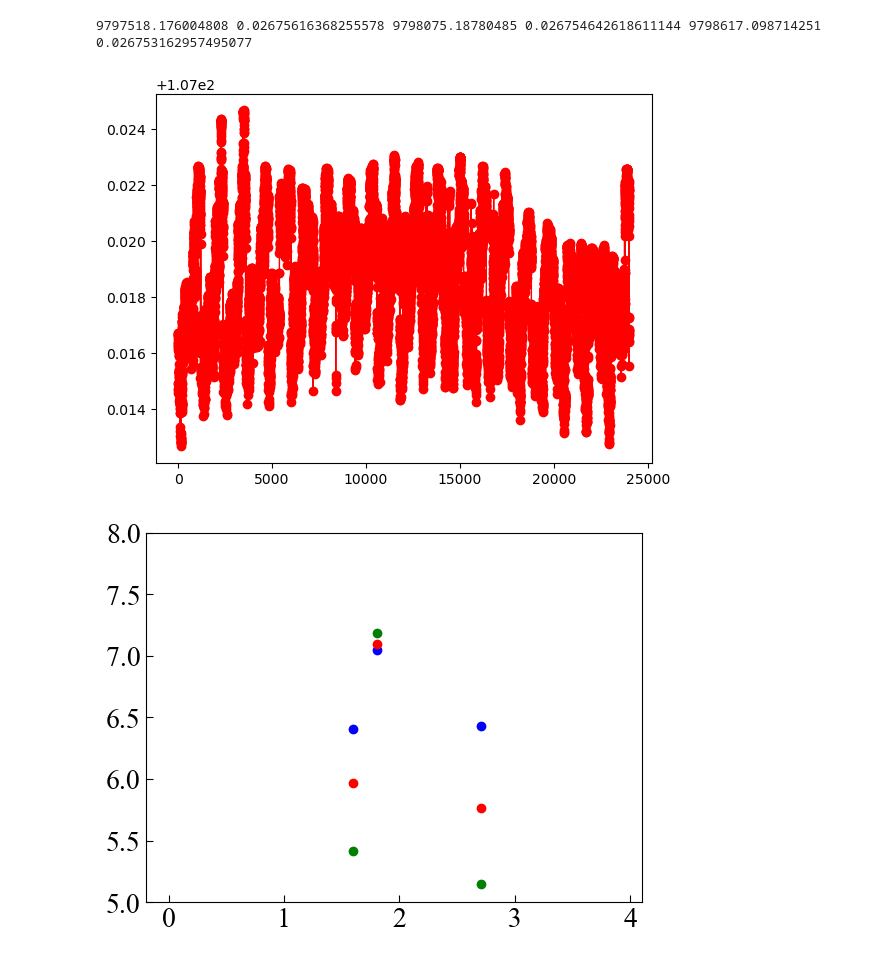
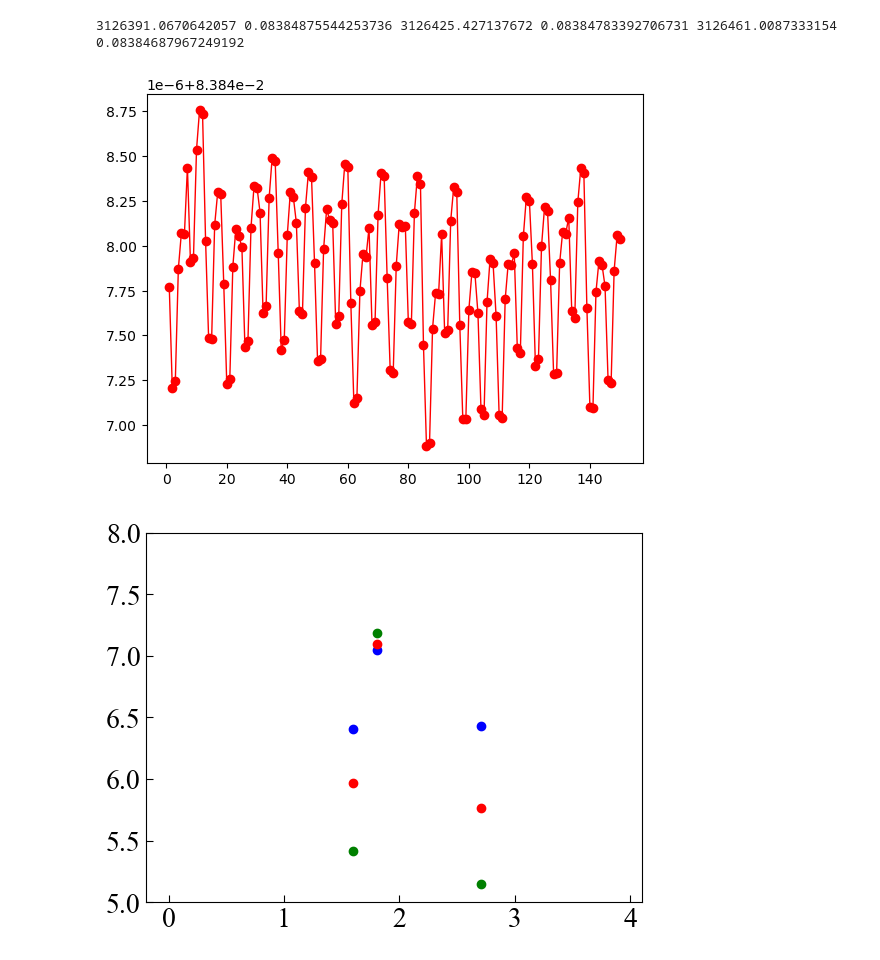
Before and after one commit to maedarn/code_tohoku, a Jupyter notebook: py/time-performance.ipynb, the cells around one changed output. Drawn from its saved outputs; the diff is of its cells as text; code cells hidden in the pictures.

```diff
--- a/py/time-performance.ipynb
+++ b/py/time-performance.ipynb
@@ -13,10 +13,15 @@ from matplotlib.animation import ArtistAnimation
 #dir = '/Users/maedarn/Dropbox/analysis/gravity_solver/telegraph/test-tel/ts-performance-time/cr00064ms032lp001/'
 # %%
 num=3
-ncore=24000
+ncore=150
+#nomp=8
+#nomp_1d=2
 ncell=64
-lp=4000.0
-dir = '/Users/maedarn/Dropbox/analysis/flow/telegraph/cr24000num03lp4e3/'
+lp=1.0
+
+#dir = '/Users/maedarn/Dropbox/analysis/flow/telegraph/cr24000num03lp4e3/'
+dir = '/Users/maedarn/Dropbox/analysis/flow/telegraph/cr01200omp04lp4e3/'
+
 
 fig = plt.figure()
 ax = fig.add_subplot(1, 1, 1)
@@ -25,6 +30,7 @@ int_list = [x for x in range(1, ncore+1, 1)]
 
 #print(int_list)
 f90= open(dir+'CPU_TIME.DAT', 'rb')
+#ary = np.fromfile(f90, np.float64,count=ncore*num)
 ary = np.fromfile(f90, np.float64,count=ncore*num)
 uvhpy = ary.reshape(num,ncore, order='F')
 slice1= uvhpy[0,:]
@@ -32,35 +38,35 @@ slice2= uvhpy[1,:]
 slice3= uvhpy[2,:]
 #slice1= ncell*ncell*ncell/(uvhpy[0,:]*lp)
 #slice2= ncell*ncell*ncell/(uvhpy[1,:]*lp)
 #slice3= ncell*ncell*ncell/(uvhpy[2,:]*lp)
 #print(slice3)
 '''
 slice4= uvhpy[3,:]
 slice5= uvhpy[4,:]
 slice6= uvhpy[5,:]
 slice7= uvhpy[6,:]
 slice8= uvhpy[7,:]
 slice9= uvhpy[8,:]
 slice10=uvhpy[9,:]
 slice11=uvhpy[10,:]
 slice12=uvhpy[11,:]
 '''
 
 mx3=np.max(slice3)/lp
 mn3=np.mean(slice3)/lp
 mi3 =np.min(slice3)/lp
 
 
 #plt.ylim([0.0, 0.00001])
 plt.plot(int_list,slice3,marker="o",color='red', linewidth = 1)
 
 #print(slice1,slice2,slice3)
 print(ncell*ncell*ncell/mx3, mx3,ncell*ncell*ncell/mn3, mn3,ncell*ncell*ncell/mi3, mi3)
 
 plt.show()
 # %% [output]
-9797518.176004808 0.02675616368255578 9798075.18780485 0.026754642618611144 9798617.098714251 0.026753162957495077
+3126391.0670642057 0.08384875544253736 3126425.427137672 0.08384783392706731 3126461.0087333154 0.08384687967249192
-[figure, old version]
+[figure, new version]
 # %%
 fig = plt.figure()
 ax = fig.add_subplot(111)
```
Also changed, not shown: parts of 1 cell of this notebook, 19 other files.
